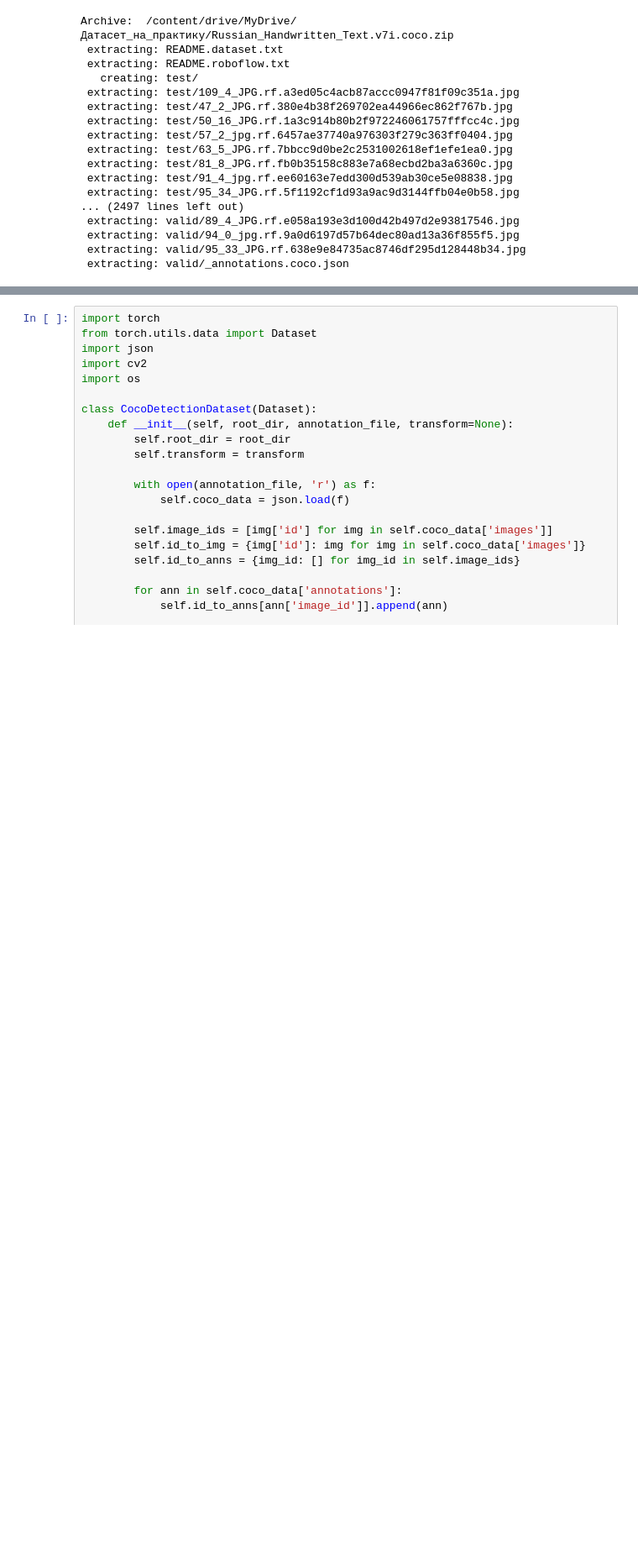
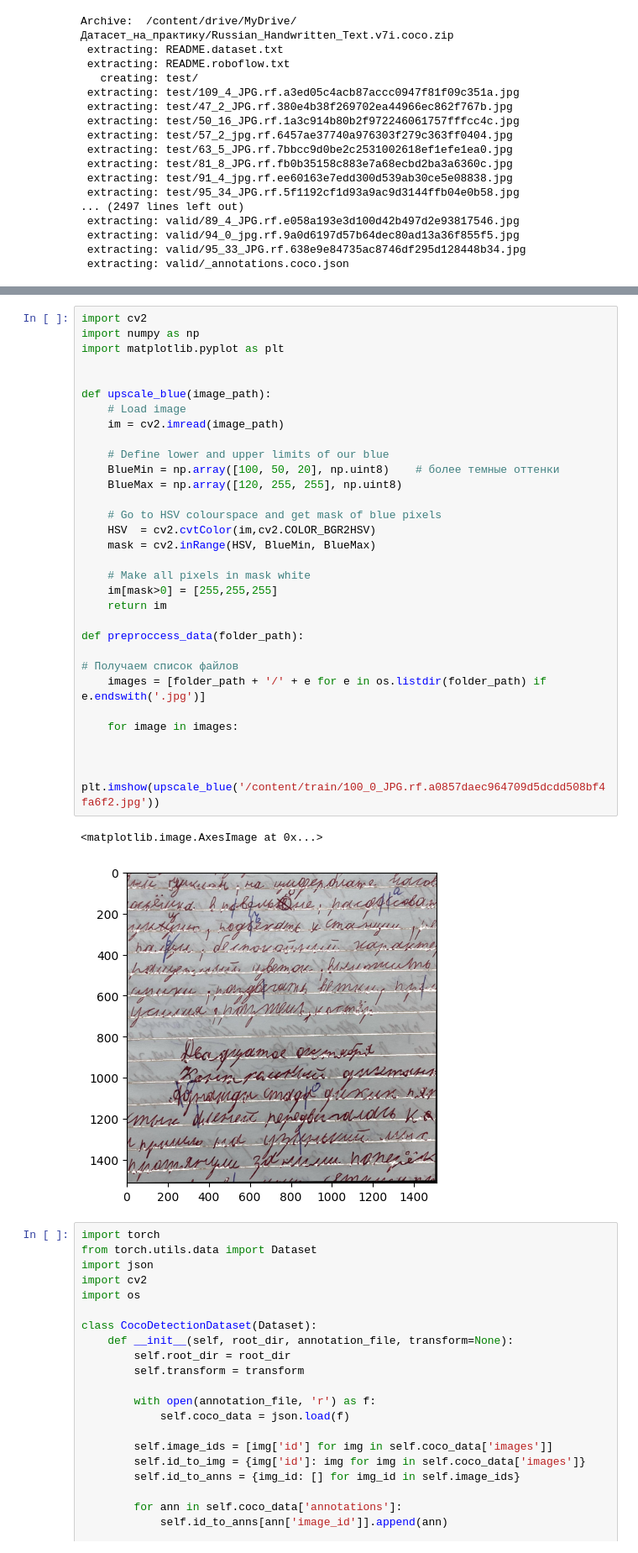
Before and after one commit to vsham05/Detection-OCR-HandwritingModel, a Jupyter notebook: ПервыйБИТ_практика.ipynb, the cells around one changed output, grey strips where cells are left out. Shown at 84% size. Cells and saved outputs as stored; diff of their text form; blank space fills up the shorter version.

```diff
--- a/ПервыйБИТ_практика.ipynb
+++ b/ПервыйБИТ_практика.ipynb
@@ -122,6 +123,41 @@ else:
     print("❌ Файл не найден!")
 # %% [output]
 [figure]
+# %%
+import cv2
+import numpy as np
+import matplotlib.pyplot as plt
+
+
+def upscale_blue(image_path):
+    # Load image
+    im = cv2.imread(image_path)
+
+    # Define lower and upper limits of our blue
+    BlueMin = np.array([100, 50, 20], np.uint8)    # более темные оттенки
+    BlueMax = np.array([120, 255, 255], np.uint8)
+
+    # Go to HSV colourspace and get mask of blue pixels
+    HSV  = cv2.cvtColor(im,cv2.COLOR_BGR2HSV)
+    mask = cv2.inRange(HSV, BlueMin, BlueMax)
+
+    # Make all pixels in mask white
+    im[mask>0] = [255,255,255]
+    return im
+
+def preproccess_data(folder_path):
+
+# Получаем список файлов
+    images = [folder_path + '/' + e for e in os.listdir(folder_path) if e.endswith('.jpg')]
+
+    for image in images:
+
+
+
+plt.imshow(upscale_blue('/content/train/100_0_JPG.rf.a0857daec964709d5dcdd508bf4fa6f2.jpg'))
+# %% [output]
+<matplotlib.image.AxesImage at 0x...>
+[figure, added]
 # %%
 import torch
 from torch.utils.data import Dataset
```
Also changed, not shown: parts of 4 cells of this notebook.
